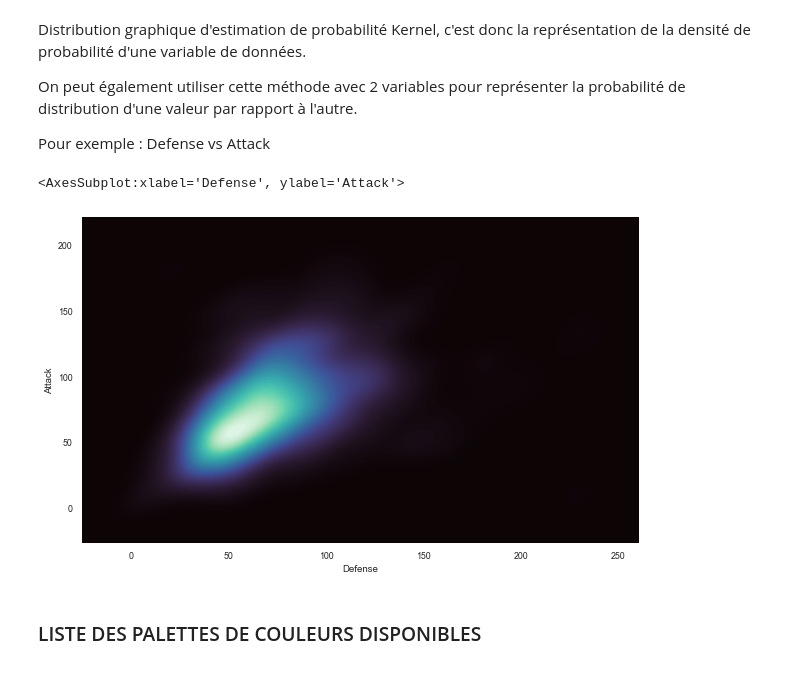
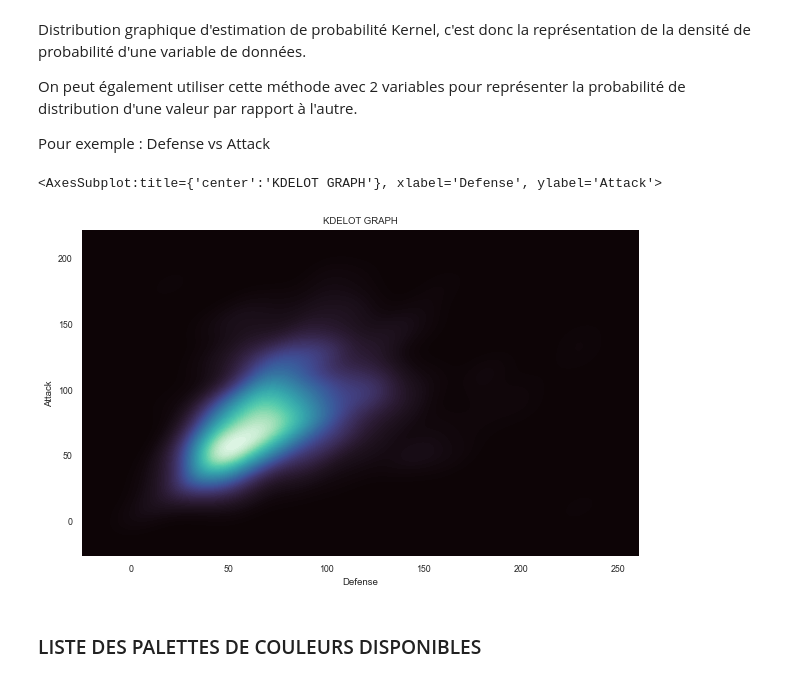
Before and after one commit to Nanogath/DemoSeaborn, a Jupyter notebook: Demo_Seaborn_Pokemon.ipynb, the cells around one changed output. Saved outputs shown, nothing was run; the diff lists cells and outputs as text; code cells hidden in the pictures.

```diff
--- a/Demo_Seaborn_Pokemon.ipynb
+++ b/Demo_Seaborn_Pokemon.ipynb
@@ -270,14 +275,15 @@ On peut également utiliser cette méthode avec 2 variables pour représenter la
 Pour exemple : Defense vs Attack
 # %%
 plt.figure(figsize = [10,6])
+plt.title('KDELOT GRAPH')
 
 sns.kdeplot(
     data = df, x = 'Defense', y = 'Attack',
     fill = True, thresh = 0, levels = 100, cmap = 'mako'
 )
 # %% [output]
-<AxesSubplot:xlabel='Defense', ylabel='Attack'>
+<AxesSubplot:title={'center':'KDELOT GRAPH'}, xlabel='Defense', ylabel='Attack'>
-[figure, old version]
+[figure, new version]
 # %% [markdown]
 ### LISTE DES PALETTES DE COULEURS DISPONIBLES
 # %% [markdown]
```
Also changed, not shown: parts of 9 cells of this notebook.
